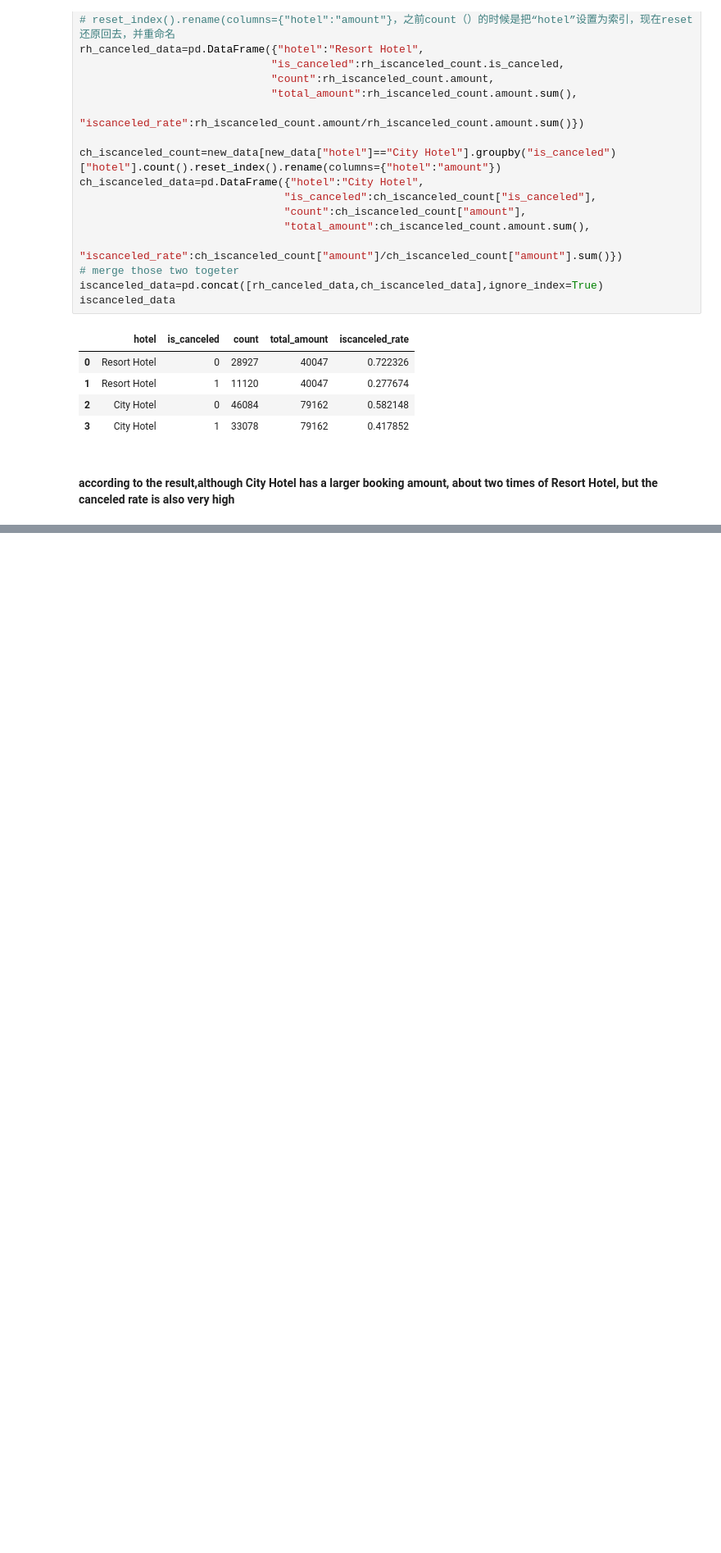
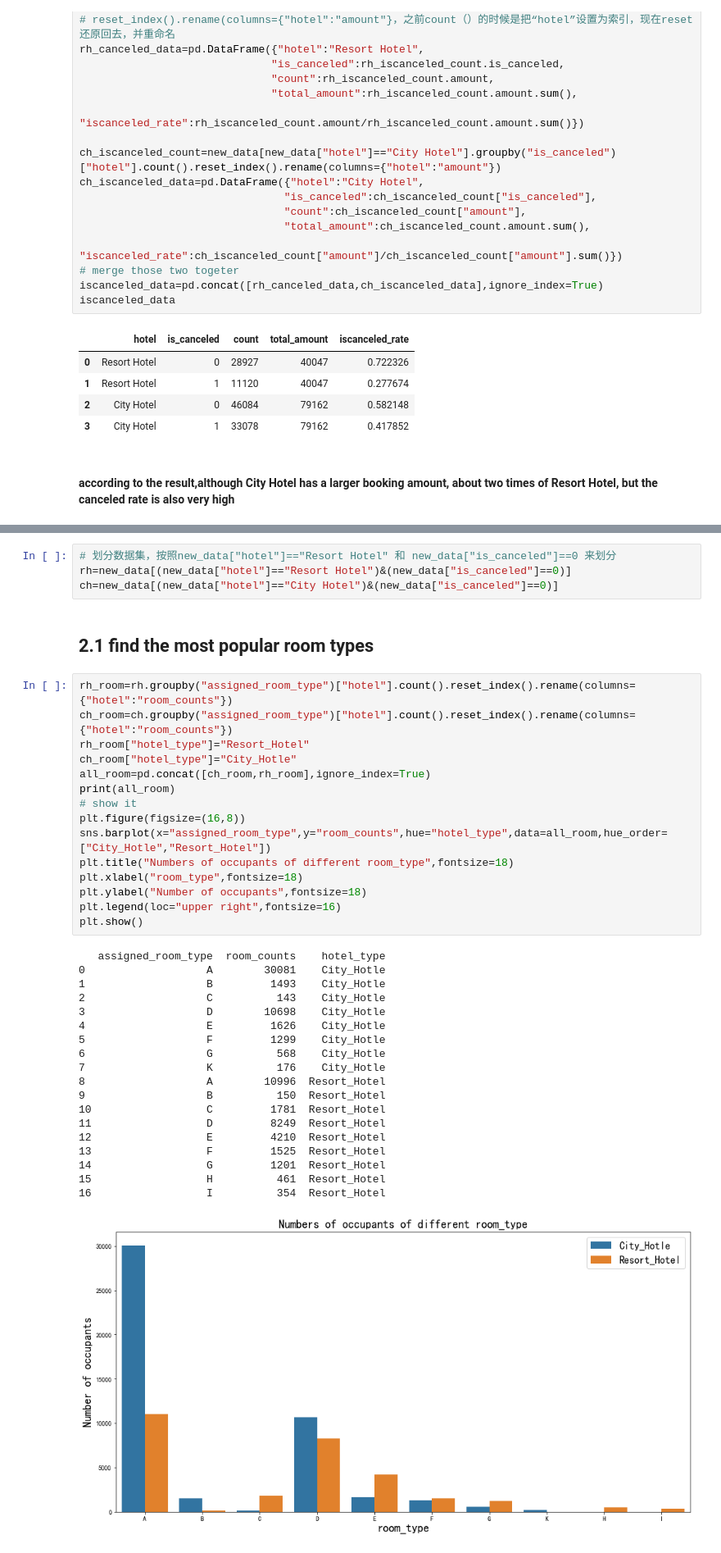
Before and after one commit to DuanLee2520/hotel, a Jupyter notebook: analyze.ipynb, the cells around one changed output, grey strips where cells are left out. Shown: that part at 82% size. Cells and saved outputs as stored; diff of their text form; blank space fills up the shorter version.

```diff
--- a/analyze.ipynb
+++ b/analyze.ipynb
@@ -186,0 +212,41 @@ reversal_book_rate
+# %%
+# 划分数据集，按照new_data["hotel"]=="Resort Hotel" 和 new_data["is_canceled"]==0 来划分
+rh=new_data[(new_data["hotel"]=="Resort Hotel")&(new_data["is_canceled"]==0)]
+ch=new_data[(new_data["hotel"]=="City Hotel")&(new_data["is_canceled"]==0)]
+# %% [markdown]
+## 2.1 find the most popular room types
+# %%
+rh_room=rh.groupby("assigned_room_type")["hotel"].count().reset_index().rename(columns={"hotel":"room_counts"})
+ch_room=ch.groupby("assigned_room_type")["hotel"].count().reset_index().rename(columns={"hotel":"room_counts"})
+rh_room["hotel_type"]="Resort_Hotel"
+ch_room["hotel_type"]="City_Hotle"
+all_room=pd.concat([ch_room,rh_room],ignore_index=True)
+print(all_room)
+# show it
+plt.figure(figsize=(16,8))
+sns.barplot(x="assigned_room_type",y="room_counts",hue="hotel_type",data=all_room,hue_order=["City_Hotle","Resort_Hotel"])
+plt.title("Numbers of occupants of different room_type",fontsize=18)
+plt.xlabel("room_type",fontsize=18)
+plt.ylabel("Number of occupants",fontsize=18)
+plt.legend(loc="upper right",fontsize=16)
+plt.show()
+# %% [output]
+   assigned_room_type  room_counts    hotel_type
+0                   A        30081    City_Hotle
+1                   B         1493    City_Hotle
+2                   C          143    City_Hotle
+3                   D        10698    City_Hotle
+4                   E         1626    City_Hotle
+5                   F         1299    City_Hotle
+6                   G          568    City_Hotle
+7                   K          176    City_Hotle
+8                   A        10996  Resort_Hotel
+9                   B          150  Resort_Hotel
+10                  C         1781  Resort_Hotel
+11                  D         8249  Resort_Hotel
+12                  E         4210  Resort_Hotel
+13                  F         1525  Resort_Hotel
+14                  G         1201  Resort_Hotel
+15                  H          461  Resort_Hotel
+16                  I          354  Resort_Hotel
+[figure, added]
```
Also changed, not shown: parts of 9 cells of this notebook.
